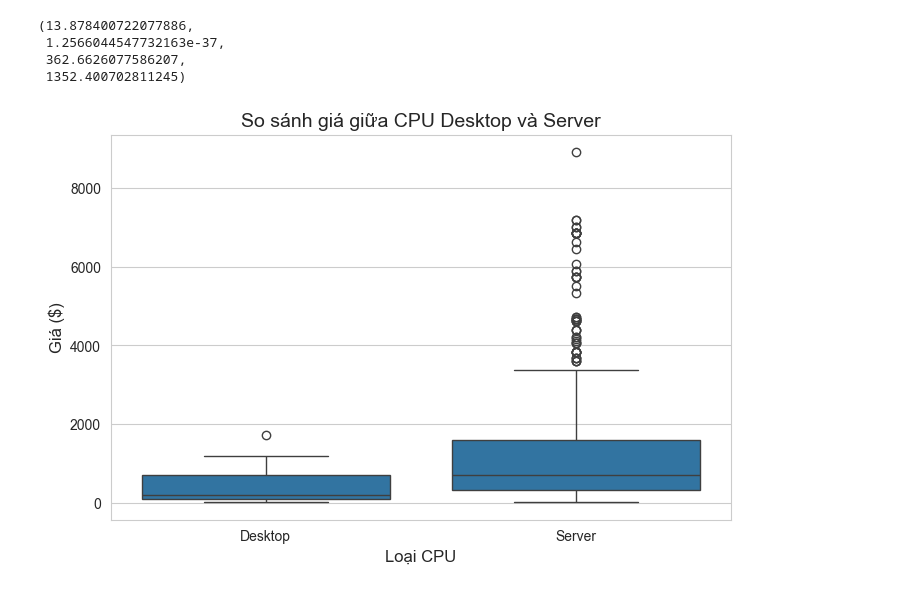
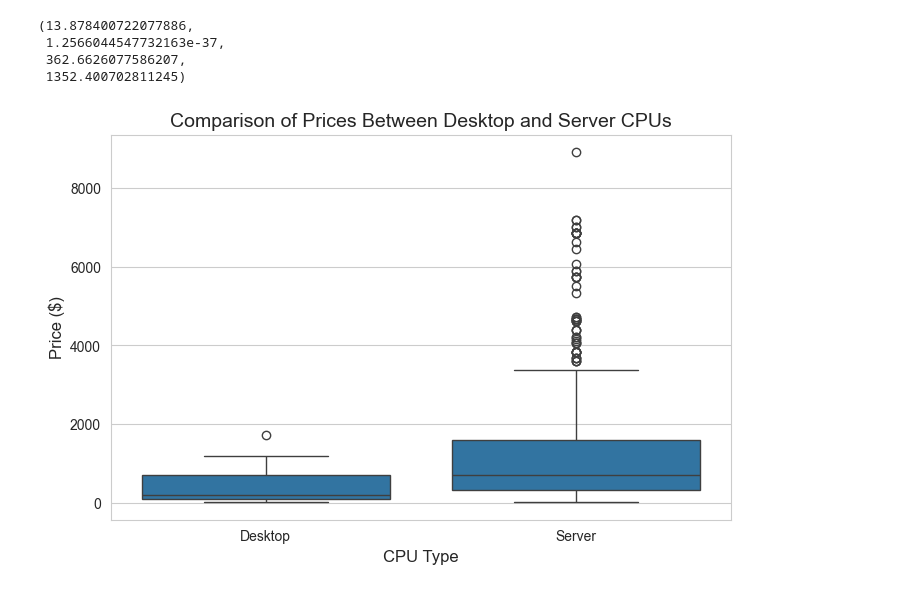
Before and after one commit to Susantoco/CPUs_Analysis, a Jupyter notebook: CPU_Analysic.ipynb, the cells around one changed output. Drawn from its saved outputs; the diff is of its cells as text; code cells hidden in the pictures.

```diff
--- a/CPU_Analysic.ipynb
+++ b/CPU_Analysic.ipynb
@@ -910,20 +928,17 @@ t_stat, p_value, mean_desktop, mean_server
  362.6626077586207,
  1352.400702811245)
 # %%
-# Thiết lập kiểu biểu đồ
+# Set the style for seaborn
 sns.set_style("whitegrid")
 
-# Vẽ biểu đồ boxplot so sánh giá giữa Desktop và Server
+# Draw the boxplot
 plt.figure(figsize=(8, 5))
 sns.boxplot(x=df_filtered["Vertical_Segment"],
             y=df_filtered["Recommended_Customer_Price"])
 
-# Thiết lập tiêu đề và nhãn
-plt.title("So sánh giá giữa CPU Desktop và Server", fontsize=14)
-plt.ylabel("Giá ($)", fontsize=12)
-plt.xlabel("Loại CPU", fontsize=12)
-
-# Hiển thị biểu đồ
+plt.title("Comparison of Prices Between Desktop and Server CPUs", fontsize=14)
+plt.ylabel("Price ($)", fontsize=12)
+plt.xlabel("CPU Type", fontsize=12)
 plt.show()
 # %% [output]
-[figure, old version]
+[figure, new version]
```
Also changed, not shown: parts of 25 cells of this notebook.
